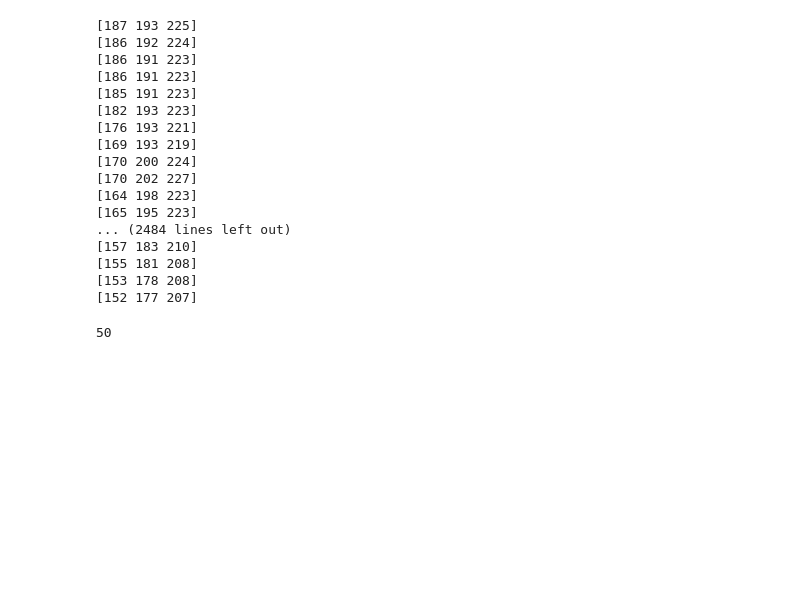
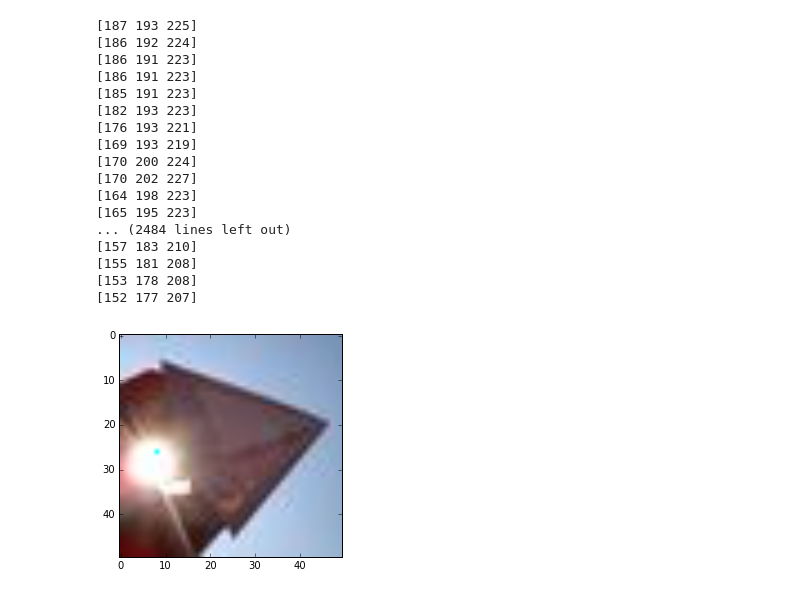
Before and after one commit to alexjohnson505/image-filter, a Jupyter notebook: image-filter.ipynb, the cells around one changed output. Saved outputs shown, nothing was run; the diff lists cells and outputs as text; code cells hidden in the pictures; blank space fills up the shorter version.

```diff
--- a/image-filter.ipynb
+++ b/image-filter.ipynb
@@ -166,30 +166,31 @@ for x, row in enumerate(sun):
 # %%
 # Produce the average of 2 images
 def blendImages(img1, img2):
-
     # Check for bad inputs
     if len(img1) != len(img2) or len(img1[0]) != len(img1[0]):
         print "Wrong image dimensions. Please use 2 images of the same size.";
 
     # Accumulate result
-    acc = [];
+    acc = np.copy(img1);
 
     # Iterate rows
     for x, row in enumerate(img1):
-
         for y, pixel in enumerate(row):
             # (avaiable params) print x, y, pixel, image[x][y]
             # print sun[x][y]
-            aaa
-            print img1[x][y]
-#            img2[x][y
 
-            # acc[x][y] =
+            for i in [0,1,2]:
+                # print("one ", img2[x][y][i])
+                # print("two", img1[x][y][i])
+                # acc[x][y][i] = img1[x][y][i] + img2[x][y][i]) / 2
+
+                pixel1 = img1[x][y][i]
+                pixel2 = img2[x][y][i]
+
+                acc[x][y][i] = pixel1 + pixel2;
 
     return acc;
 
-compare(robot, blendImages(robot, sepia(robot)));
+plt.imshow(blendImages(sun, sepia(sun)));
+# %% [output]
+[figure, added]
-# %%
-len(sun[0])
-# %% [output]
-50
```
